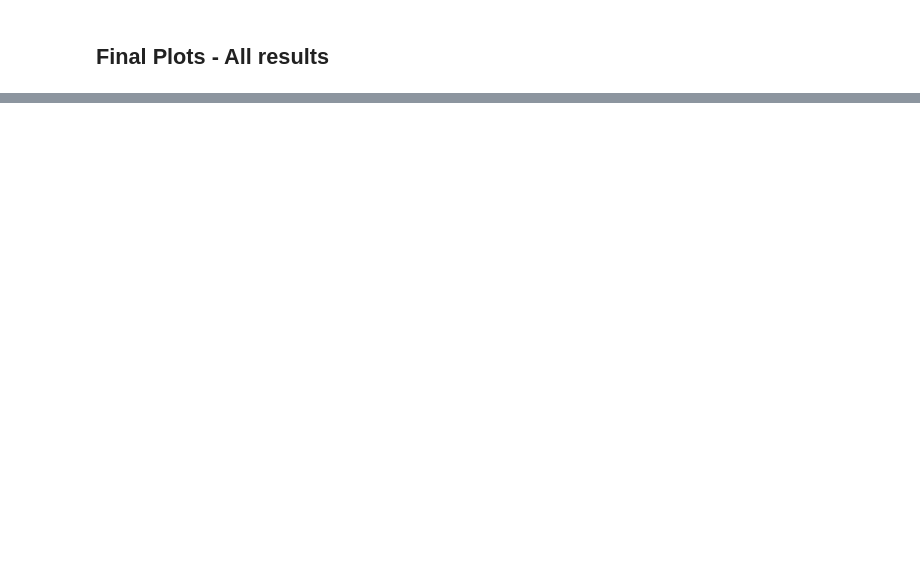
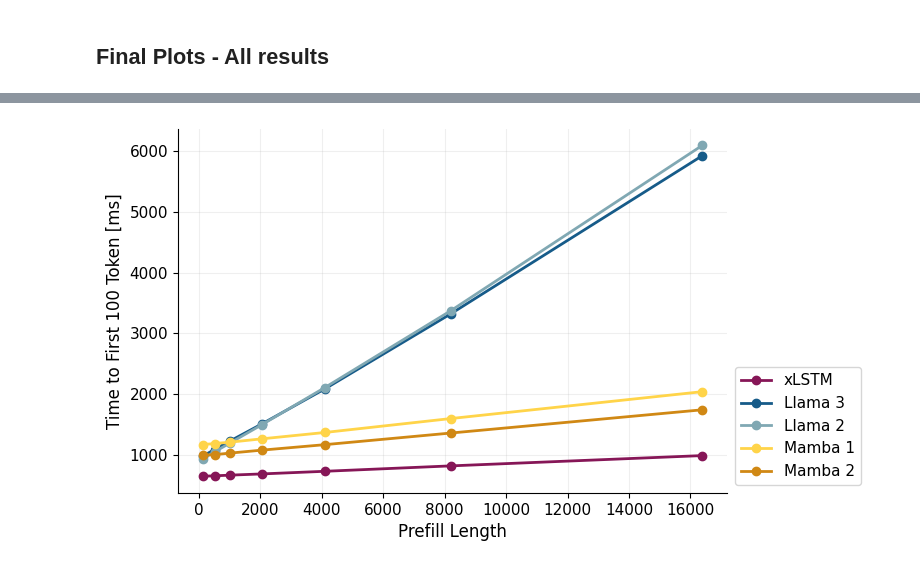
Before and after one commit to subho406/mlstm_kernels, a Jupyter notebook: notebooks/plots_7B_model_benchmark/hf_7B_timetofirsttok_results--final.ipynb, the cells around one changed output, grey strips where cells are left out. Cells and saved outputs as stored; diff of their text form; code cells hidden in the pictures; blank space fills up the shorter version.

```diff
--- a/notebooks/plots_7B_model_benchmark/hf_7B_timetofirsttok_results--final.ipynb
+++ b/notebooks/plots_7B_model_benchmark/hf_7B_timetofirsttok_results--final.ipynb
@@ -155,17 +192,20 @@ ttft_100_plot_df = select_columns(
 # %%
 fig = rc_context_wrapper(
     func=plot_benchmark_result_table,
     result_df=ttft_100_plot_df,
     x_axis_param="prefill_length",
     # linestyle_mapping=linestyle_mapping,
     style_dict=style_dict,
     style_dict_colname_mapping_exact=False,
-    y_label="Time [ms]",
+    y_label="Time to First 100 Token [ms]",
     x_label="Prefill Length",
     title="",  # "Time to generate 100 tokens, for varying prefill lengths",
     figsize=(1.5 * 12 * 1 / 2.54, 1.5 * 8 * 1 / 2.54),
     filename=f"timetofirsttoken_100_tokens_prefill_length{filename_suffix}",
+    add_legend=add_legend,
 )
+# %% [output]
+[figure, added]
 # %%
 token_per_sec_plot_df = select_columns(
     token_per_sec_df, selected_columns, keep_col_regex=".*prefill.*"
```
Also changed, not shown: parts of 16 cells of this notebook, 4 other files.
